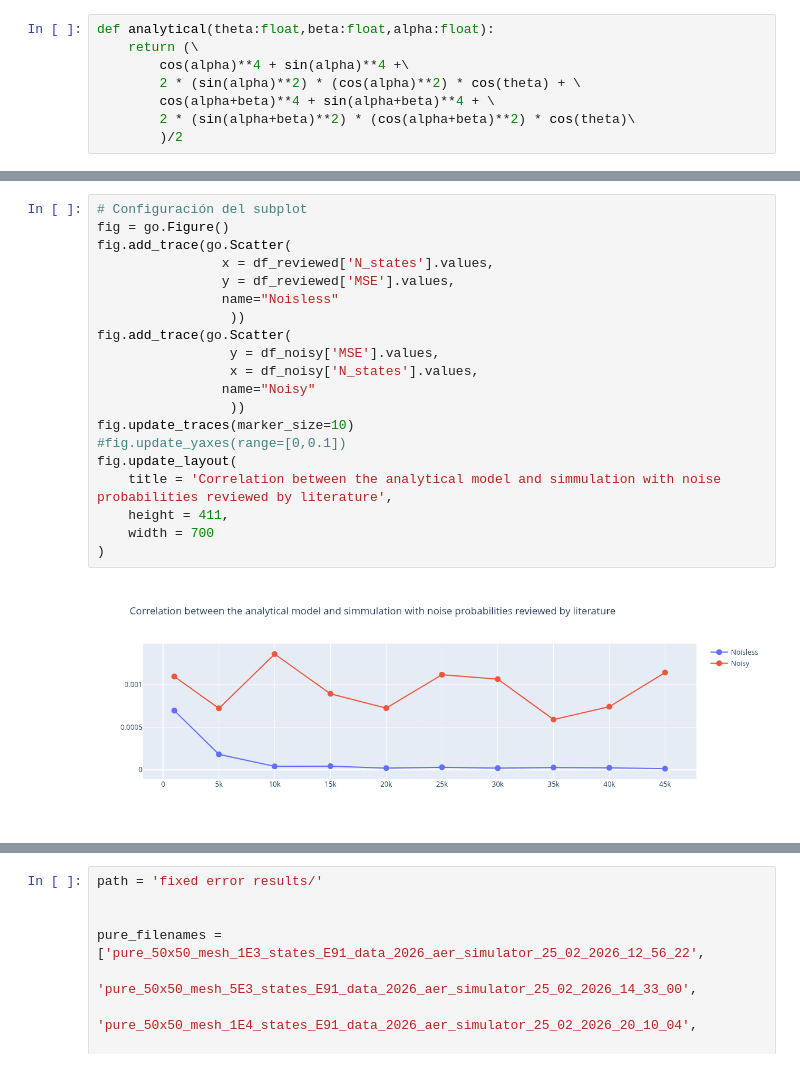
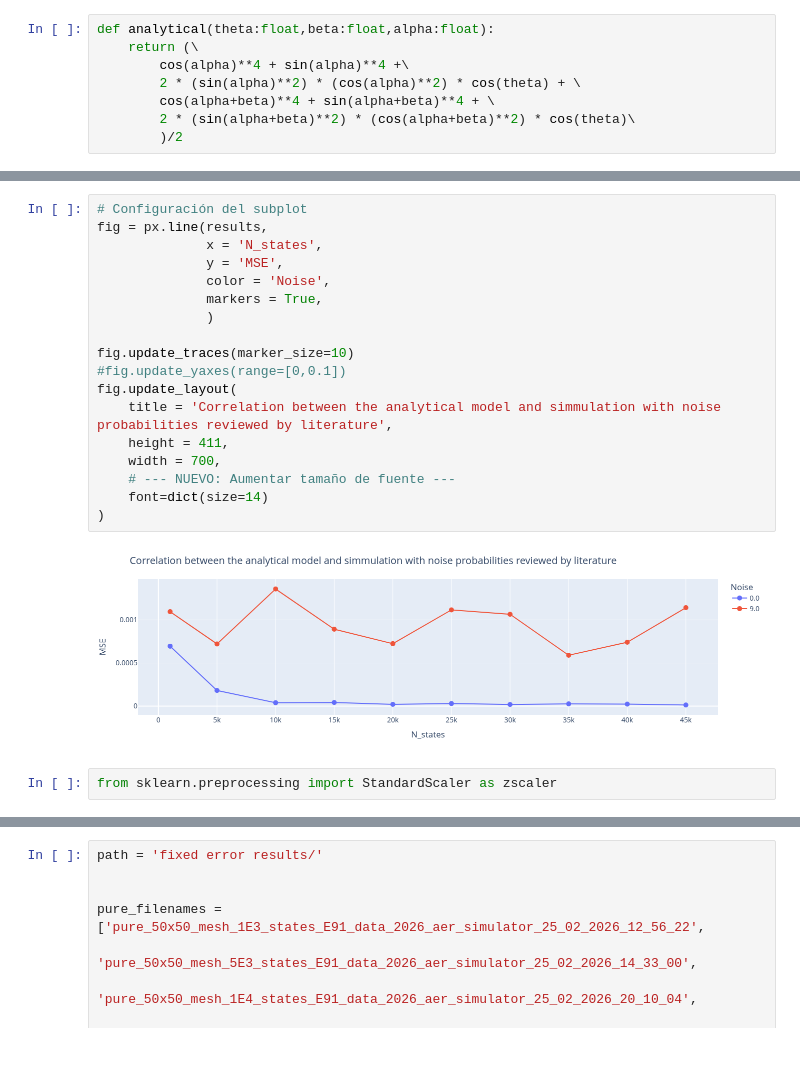
Before and after one commit to 4df31/QD-Biexciton-cascade-and-polarization-orientation-effect-on-QKD-protocol-E91, a Jupyter notebook: Plots.ipynb, the cells around one changed output, grey strips where cells are left out. Saved outputs shown, nothing was run; the diff lists cells and outputs as text.

```diff
--- a/Plots.ipynb
+++ b/Plots.ipynb
@@ -119,22 +117,22 @@ df_noisy = pd.DataFrame( dict(zip(['N_states','R2','RMSE','MSE'],[[1.0E3,5.0E3,1
 # %%
 # Configuración del subplot
-fig = go.Figure()
-fig.add_trace(go.Scatter(
-                x = df_reviewed['N_states'].values,
-                y = df_reviewed['MSE'].values,
-                name="Noisless"
-                 ))
-fig.add_trace(go.Scatter(
-                 y = df_noisy['MSE'].values,
-                 x = df_noisy['N_states'].values,
-                name="Noisy"
-                 ))
+fig = px.line(results,
+              x = 'N_states',
+              y = 'MSE',
+              color = 'Noise',
+              markers = True,
+              )
+
 fig.update_traces(marker_size=10)
 #fig.update_yaxes(range=[0,0.1])
 fig.update_layout(
     title = 'Correlation between the analytical model and simmulation with noise probabilities reviewed by literature',
     height = 411,
-    width = 700
+    width = 700,
+    # --- NUEVO: Aumentar tamaño de fuente ---
+    font=dict(size=14)
 )
 # %% [output]
-[figure, old version]
+[figure, new version]
+# %%
+from sklearn.preprocessing import StandardScaler as zscaler
```
Also changed, not shown: parts of 9 cells of this notebook.
